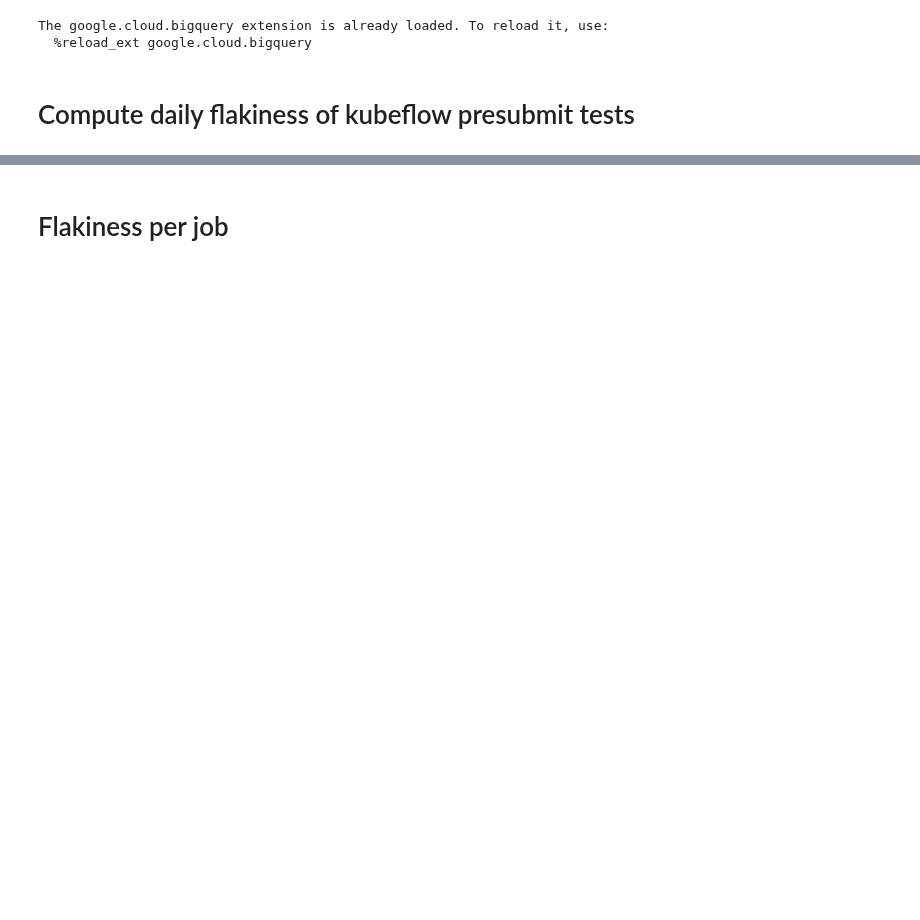
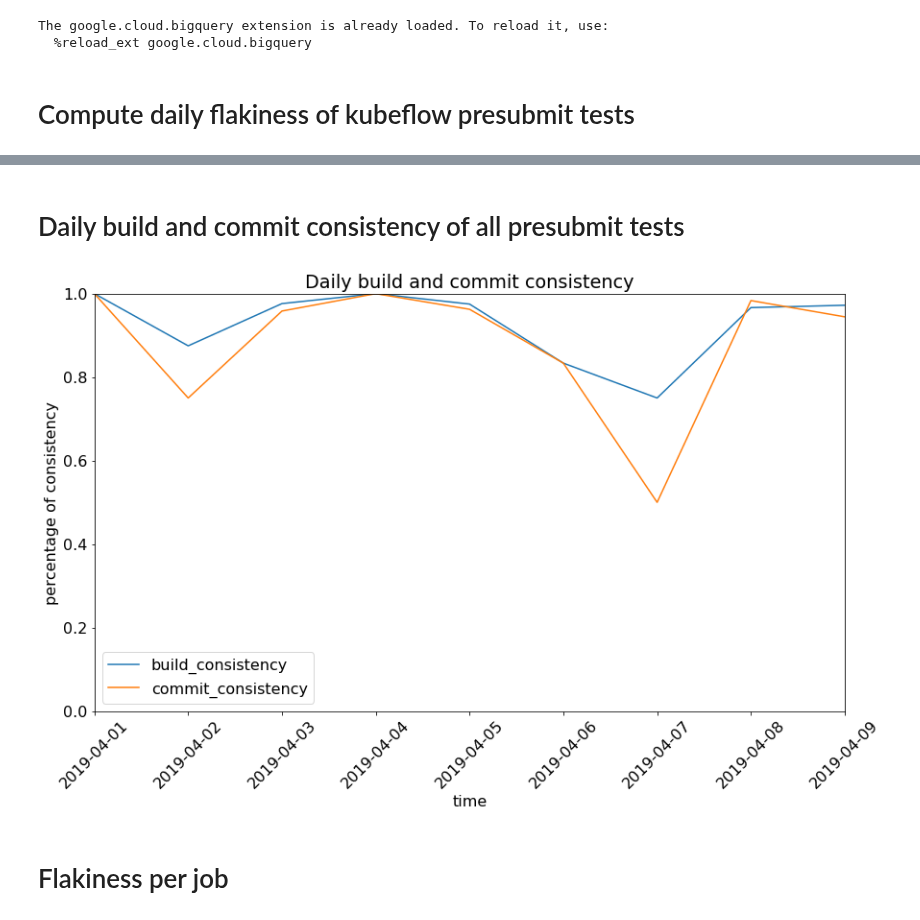
Before and after one commit to kubeflow/testing, a Jupyter notebook: scripts/Flakiness_report.ipynb, the cells around one changed output, grey strips where cells are left out. Cells and saved outputs as stored; diff of their text form; code cells hidden in the pictures; blank space fills up the shorter version.

```diff
--- a/scripts/Flakiness_report.ipynb
+++ b/scripts/Flakiness_report.ipynb
@@ -125,3 +126,29 @@ plt.show()
+# %% [markdown]
+# Daily build and commit consistency of all presubmit tests
+# %%
+import pandas as pd
+overal_consistency = pd.DataFrame(daily_flakiness).groupby("start_date",as_index=False).agg(
+{ 'build_consistency':'mean',
+  'commit_consistency' :'mean'
+})
+import numpy as np
+import matplotlib
+import matplotlib.pyplot as plt
+from datetime import datetime
+matplotlib.rc('font', size=16)
+ax1=overal_consistency.build_consistency.plot(xticks=overal_consistency.index,figsize=(14,8), rot=45)
+ax2=overal_consistency.commit_consistency.plot(xticks=overal_consistency.index,figsize=(14,8), rot=45)
+
+plt.title('Daily build and commit consistency')
+plt.xlabel('time')
+plt.ylabel('percentage of consistency')
+ax1.set_xticklabels(overal_consistency['start_date'])
+plt.legend()
+plt.ylim([0,1])
+
+plt.show()
+# %% [output]
+[figure, added]
 # %% [markdown]
 # Flakiness per job
 # %%
```
Also changed, not shown: parts of 6 cells of this notebook.
